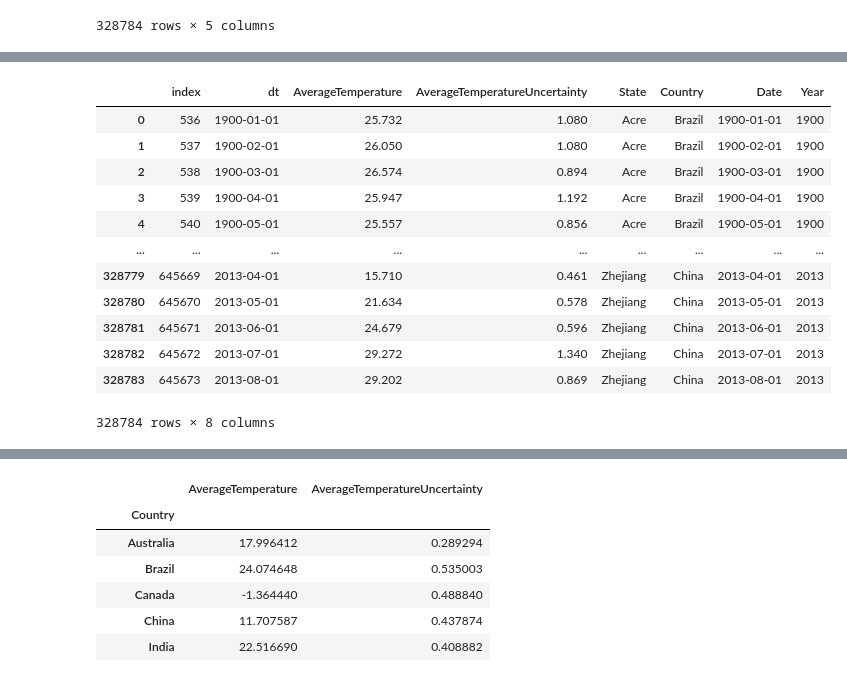
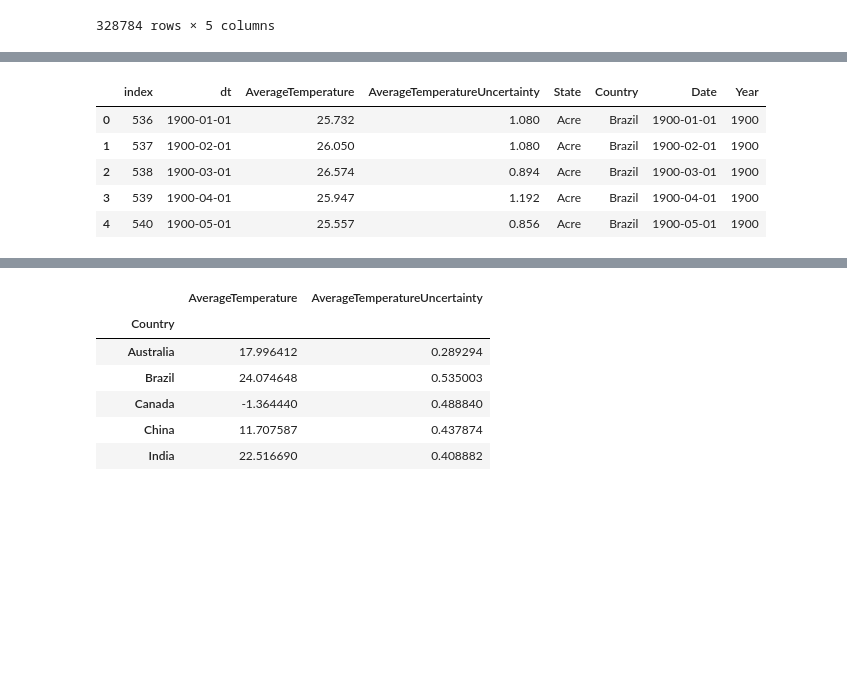
Before and after one commit to taaden/Streamers, a Jupyter notebook: temi_files2/Cleanglobal_temp_RF_model.ipynb, the cells around one changed output, grey strips where cells are left out. Drawn from its saved outputs; the diff is of its cells as text; code cells hidden in the pictures; blank space fills up the shorter version.

```diff
--- a/temi_files2/Cleanglobal_temp_RF_model.ipynb
+++ b/temi_files2/Cleanglobal_temp_RF_model.ipynb
@@ -149,21 +128,14 @@ copy['Date'] = pd.to_datetime(copy.dt)
 copy['Year'] = copy['Date'].dt.year
 Global_temp =copy.reset_index()
 # %%
-Global_temp
+Global_temp.head()
 # %% [output]
 |  | index | dt | AverageTemperature | AverageTemperatureUncertainty | State | Country | Date | Year |
 | 0 | 536 | 1900-01-01 | 25.732 | 1.080 | Acre | Brazil | 1900-01-01 | 1900 |
 | 1 | 537 | 1900-02-01 | 26.050 | 1.080 | Acre | Brazil | 1900-02-01 | 1900 |
 | 2 | 538 | 1900-03-01 | 26.574 | 0.894 | Acre | Brazil | 1900-03-01 | 1900 |
 | 3 | 539 | 1900-04-01 | 25.947 | 1.192 | Acre | Brazil | 1900-04-01 | 1900 |
 | 4 | 540 | 1900-05-01 | 25.557 | 0.856 | Acre | Brazil | 1900-05-01 | 1900 |
-| ... | ... | ... | ... | ... | ... | ... | ... | ... |
-| 328779 | 645669 | 2013-04-01 | 15.710 | 0.461 | Zhejiang | China | 2013-04-01 | 2013 |
-| 328780 | 645670 | 2013-05-01 | 21.634 | 0.578 | Zhejiang | China | 2013-05-01 | 2013 |
-| 328781 | 645671 | 2013-06-01 | 24.679 | 0.596 | Zhejiang | China | 2013-06-01 | 2013 |
-| 328782 | 645672 | 2013-07-01 | 29.272 | 1.340 | Zhejiang | China | 2013-07-01 | 2013 |
-| 328783 | 645673 | 2013-08-01 | 29.202 | 0.869 | Zhejiang | China | 2013-08-01 | 2013 |
-328784 rows × 8 columns
 # %%
 # drop  the "dt" column
 Global_temp.drop(columns = ['dt'], axis = 1, inplace = True)
```
Also changed, not shown: parts of 7 cells of this notebook, 26 other files.
